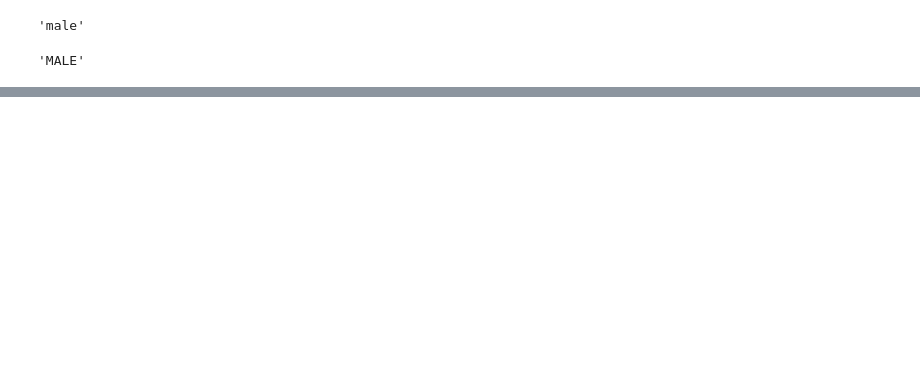
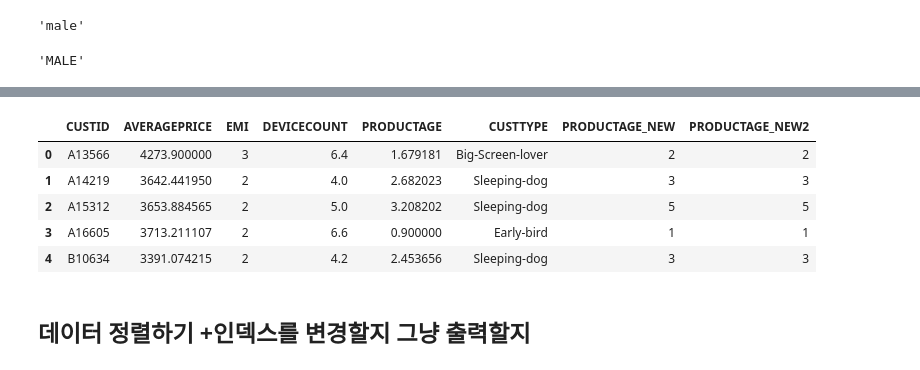
Before and after one commit to grace7979/python_temp, a Jupyter notebook: Python_CJ_ST/Python_CJ_ST/Session04 - DataCleansing/datacleanded.ipynb, the cells around one changed output, grey strips where cells are left out. Cells and saved outputs as stored; diff of their text form; code cells hidden in the pictures; blank space fills up the shorter version.

```diff
--- a/Python_CJ_ST/Python_CJ_ST/Session04 - DataCleansing/datacleanded.ipynb
+++ b/Python_CJ_ST/Python_CJ_ST/Session04 - DataCleansing/datacleanded.ipynb
@@ -72,0 +154,4 @@ m
+# %%
+import numpy as np
+customerData = pd.read_csv("../dataset/customerdata.csv")
+customerData.head()
@@ -72,0 +175,6 @@ m
+# %%
+customerData["PRODUCTAGE_NEW"] = np.where(customerData["PRODUCTAGE"]<1,1,\
+                                        np.where(customerData["PRODUCTAGE"]<2,2,\
+                                        np.where(customerData["PRODUCTAGE"]<3,3,\
+                                                 5)))
+customerData.head()
@@ -72,0 +188,22 @@ m
+# %%
+def refining(df):
+    if df["PRODUCTAGE"]<1:
+        return 1
+    elif df["PRODUCTAGE"]<2:
+        return 2
+    elif df["PRODUCTAGE"]<3:
+        return 3
+    else:
+        return 5
+# %%
+customerData["PRODUCTAGE_NEW2"]=customerData.apply(refining, axis=1)
+customerData.head()
+# %% [output]
+|  | CUSTID | AVERAGEPRICE | EMI | DEVICECOUNT | PRODUCTAGE | CUSTTYPE | PRODUCTAGE_NEW | PRODUCTAGE_NEW2 |
+| 0 | A13566 | 4273.900000 | 3 | 6.4 | 1.679181 | Big-Screen-lover | 2 | 2 |
+| 1 | A14219 | 3642.441950 | 2 | 4.0 | 2.682023 | Sleeping-dog | 3 | 3 |
+| 2 | A15312 | 3653.884565 | 2 | 5.0 | 3.208202 | Sleeping-dog | 5 | 5 |
+| 3 | A16605 | 3713.211107 | 2 | 6.6 | 0.900000 | Early-bird | 1 | 1 |
+| 4 | B10634 | 3391.074215 | 2 | 4.2 | 2.453656 | Sleeping-dog | 3 | 3 |
+# %% [markdown]
+## 데이터 정렬하기 +인덱스를 변경할지 그냥 출력할지
```
Also changed, not shown: parts of 38 cells of this notebook.
